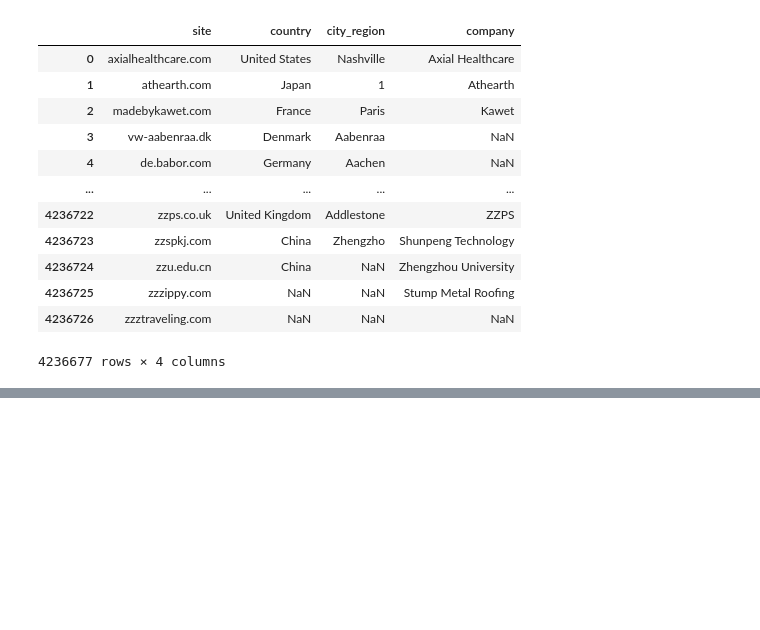
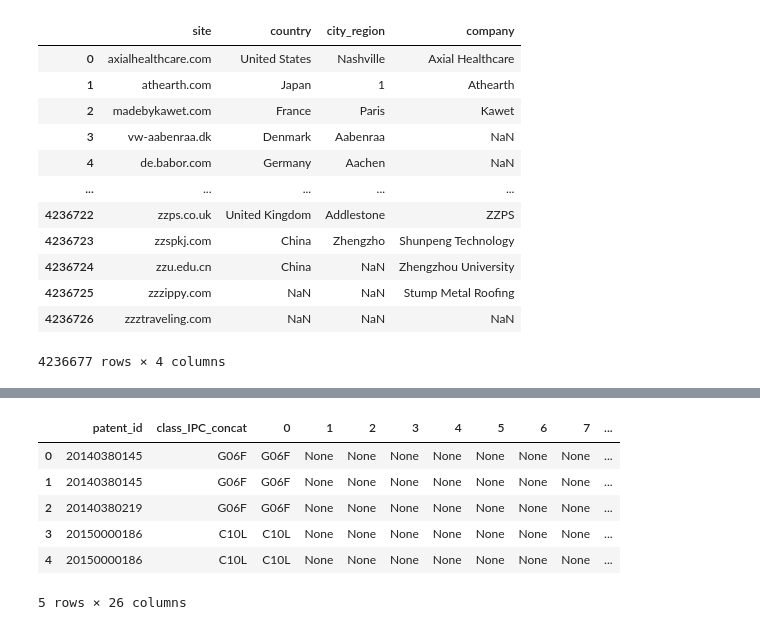
Before and after one commit to tseronni/genome, a Jupyter notebook: notebooks/00_data_understanding.ipynb, the cells around one changed output, grey strips where cells are left out. Drawn from its saved outputs; the diff is of its cells as text; code cells hidden in the pictures; blank space fills up the shorter version.

```diff
--- a/notebooks/00_data_understanding.ipynb
+++ b/notebooks/00_data_understanding.ipynb
@@ -399,0 +504,2 @@ df_list_of_companies
+# %%
+df_raw_patents_IPC = df_raw_patents[['patent_id','class_IPC_concat']]
@@ -399,0 +508,5 @@ df_list_of_companies
+# %%
+aux = df_raw_patents_IPC['class_IPC_concat'].str.split(',', expand=True)
+# %%
+for i in list(aux.columns):
+    df_raw_patents_IPC[i] = aux[i]
@@ -399,0 +531,10 @@ df_list_of_companies
+# %%
+df_raw_patents_IPC.head()
+# %% [output]
+|  | patent_id | class_IPC_concat | 0 | 1 | 2 | 3 | 4 | 5 | 6 | 7 | ... |
+| 0 | 20140380145 | G06F | G06F | None | None | None | None | None | None | None | ... |
+| 1 | 20140380145 | G06F | G06F | None | None | None | None | None | None | None | ... |
+| 2 | 20140380219 | G06F | G06F | None | None | None | None | None | None | None | ... |
+| 3 | 20150000186 | C10L | C10L | None | None | None | None | None | None | None | ... |
+| 4 | 20150000186 | C10L | C10L | None | None | None | None | None | None | None | ... |
+5 rows × 26 columns
```
Also changed, not shown: parts of 23 cells of this notebook.
